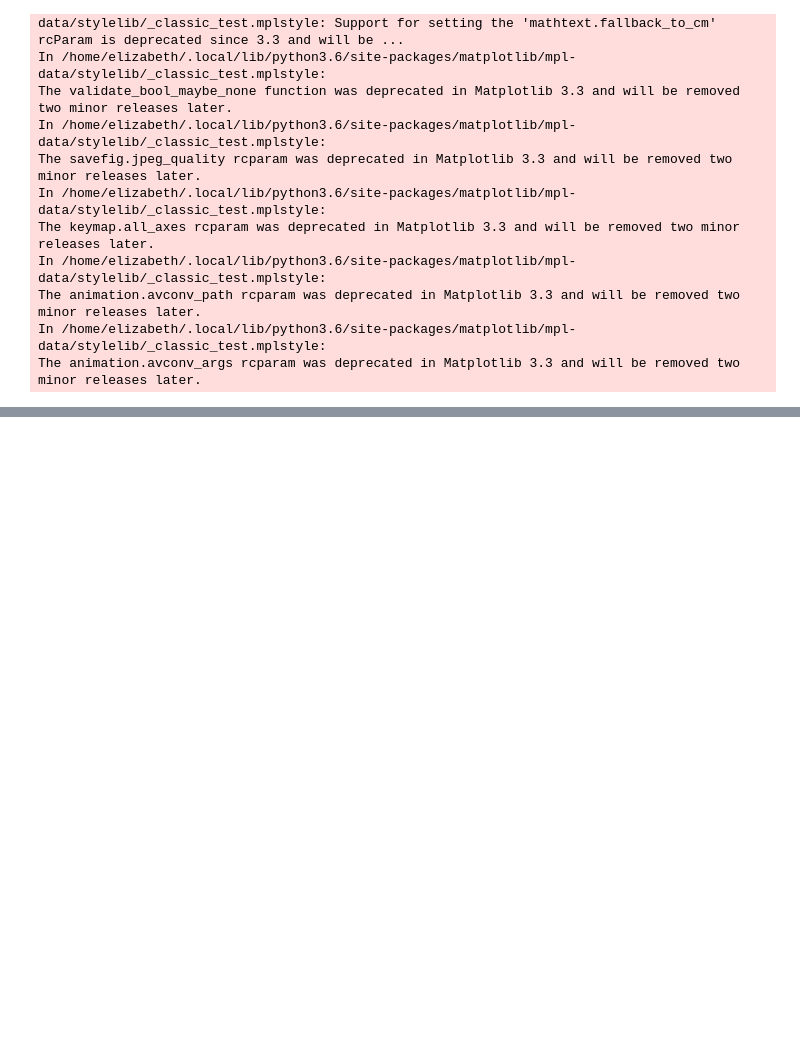
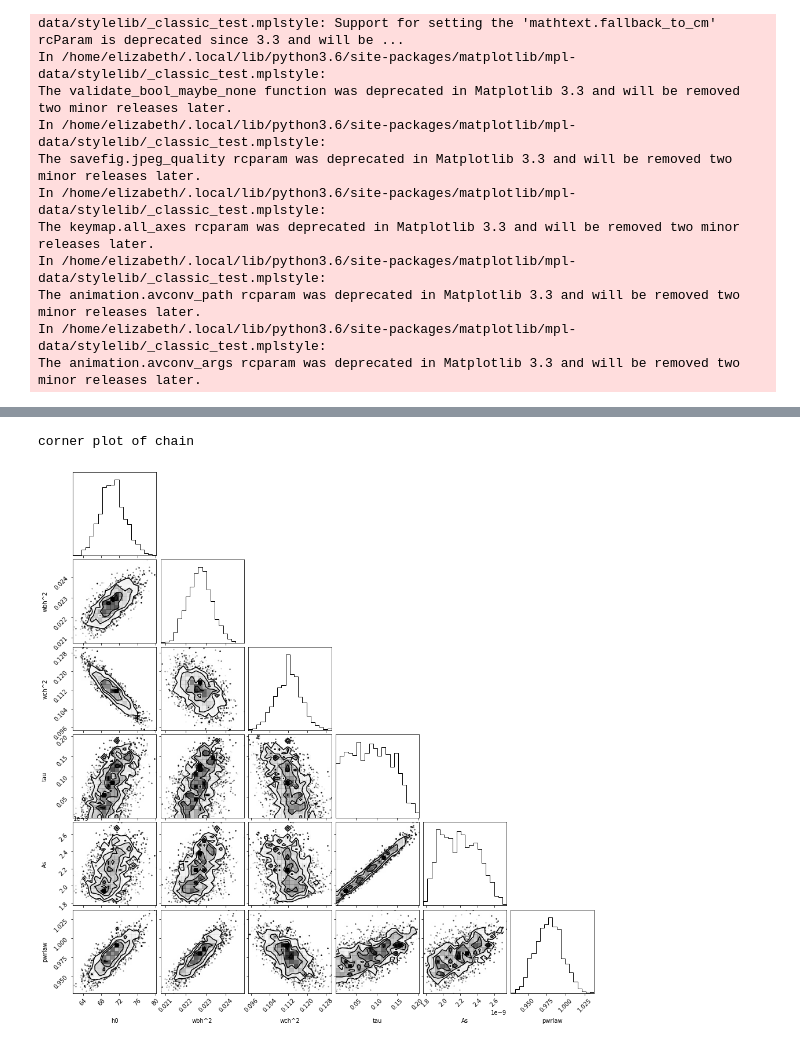
Before and after one commit to lizzord/phys512hw, a Jupyter notebook: problemset3/question4.ipynb, the cells around one changed output, grey strips where cells are left out. Drawn from its saved outputs; the diff is of its cells as text; code cells hidden in the pictures; blank space fills up the shorter version.

```diff
--- a/problemset3/question4.ipynb
+++ b/problemset3/question4.ipynb
@@ -244,0 +413,6 @@ corner plot of chain
+# %%
+print('corner plot of chain ')
+figure = corner.corner(chain, labels=['h0', 'wbh^2', 'wch^2', 'tau', 'As', 'pwrlaw'])
+# %% [output]
+corner plot of chain
+[figure, added]
```
Also changed, not shown: parts of 20 cells of this notebook.
